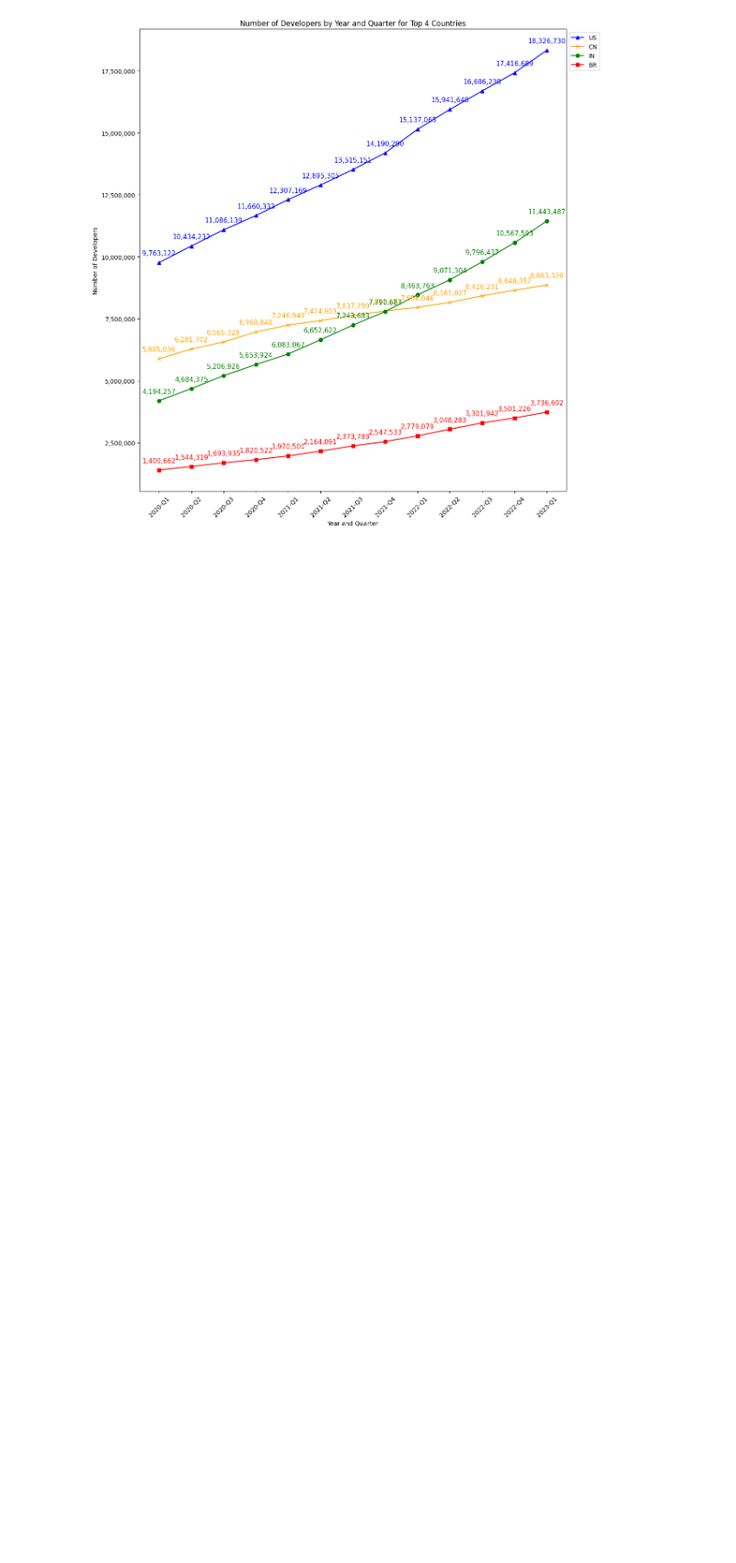
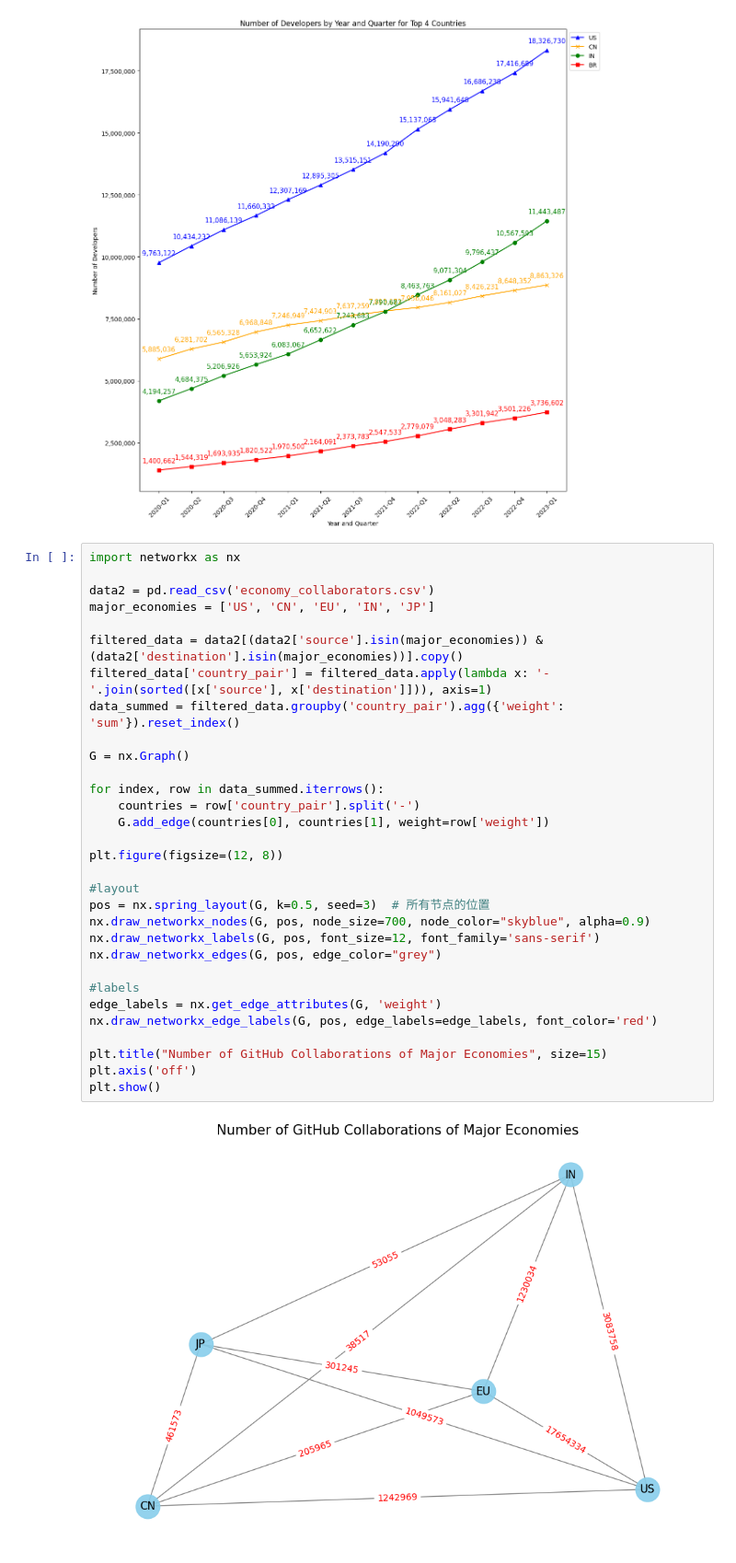
Before and after one commit to BarclayFu/INFSCI2415, a Jupyter notebook: Final_Report.ipynb, the cells around one changed output. Shown at 92% size. Drawn from its saved outputs; the diff is of its cells as text; blank space fills up the shorter version.

```diff
--- a/Final_Report.ipynb
+++ b/Final_Report.ipynb
@@ -55,3 +55,36 @@ plt.tight_layout()
 plt.show()
 # %% [output]
 [figure]
+# %%
+import networkx as nx
+
+data2 = pd.read_csv('economy_collaborators.csv')
+major_economies = ['US', 'CN', 'EU', 'IN', 'JP']
+
+filtered_data = data2[(data2['source'].isin(major_economies)) & (data2['destination'].isin(major_economies))].copy()
+filtered_data['country_pair'] = filtered_data.apply(lambda x: '-'.join(sorted([x['source'], x['destination']])), axis=1)
+data_summed = filtered_data.groupby('country_pair').agg({'weight': 'sum'}).reset_index()
+
+G = nx.Graph()
+
+for index, row in data_summed.iterrows():
+    countries = row['country_pair'].split('-')
+    G.add_edge(countries[0], countries[1], weight=row['weight'])
+
+plt.figure(figsize=(12, 8))
+
+#layout
+pos = nx.spring_layout(G, k=0.5, seed=3)  # 所有节点的位置
+nx.draw_networkx_nodes(G, pos, node_size=700, node_color="skyblue", alpha=0.9)
+nx.draw_networkx_labels(G, pos, font_size=12, font_family='sans-serif')
+nx.draw_networkx_edges(G, pos, edge_color="grey")
+
+#labels
+edge_labels = nx.get_edge_attributes(G, 'weight')
+nx.draw_networkx_edge_labels(G, pos, edge_labels=edge_labels, font_color='red')
+
+plt.title("Number of GitHub Collaborations of Major Economies", size=15)
+plt.axis('off')
+plt.show()
+# %% [output]
+[figure, added]
```
Also changed, not shown: parts of 1 cell of this notebook.
